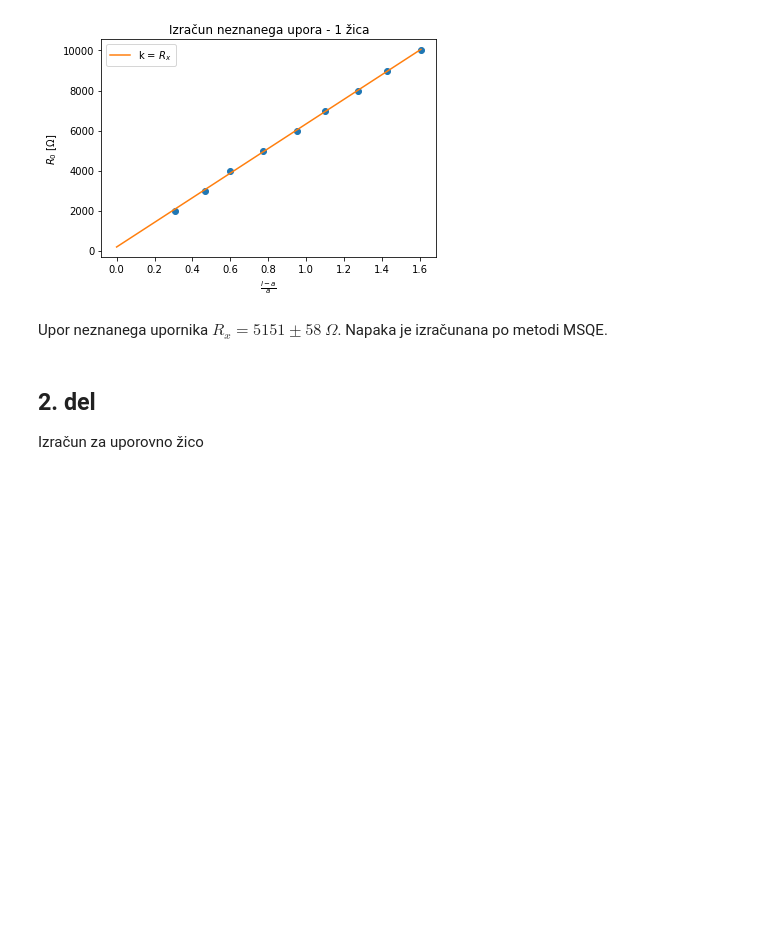
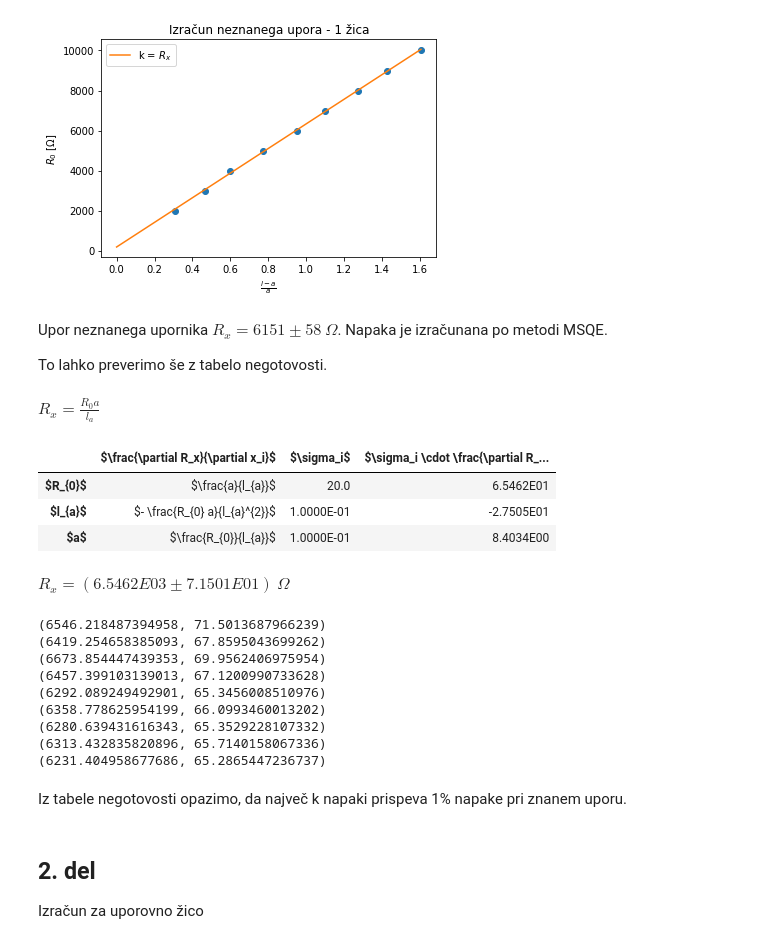
Before and after one commit to gregpr07/fizikalniPraktikum2, a Jupyter notebook: vaja40/obdelava40.ipynb, the cells around one changed output. Saved outputs shown, nothing was run; the diff lists cells and outputs as text; code cells hidden in the pictures; blank space fills up the shorter version.

```diff
--- a/vaja40/obdelava40.ipynb
+++ b/vaja40/obdelava40.ipynb
@@ -124,8 +124,40 @@ a = 6151.994324278348 Ohm +- 57.75843983983768 Ohm
 b = 186.3626249672531 +- 59.71967980060212
 [figure]
 # %% [markdown]
-Upor neznanega upornika $R_x = 5151 \pm 58 \: \Omega$.
+Upor neznanega upornika $R_x = 6151 \pm 58 \: \Omega$.
 Napaka je izračunana po metodi MSQE.
+
+To lahko preverimo še z tabelo negotovosti.
+# %%
+for i in range(len(podatki_zica1['R0'])):
+    data = [
+        ('R_0', podatki_zica1['R0'][i], podatki_zica1['R0'][i]*0.01), # en procent napake
+        ('l_a', podatki_zica1['l-a'][i], 0.1),
+        ('a', podatki_zica1['a'][i], 0.1),
+    ]
+
+    negotovost = Negotovost(data,'R_0 * a / l_a',floating_points=4)
+    if i == 0:
+        negotovost.draw_table(units=r'\Omega',text_size=16,variable='R_x')
+    print(negotovost.calculate_error())
+# %% [output]
+$R_x=\frac{R_{0} a}{l_{a}}$
+|  | $\frac{\partial R_x}{\partial x_i}$ | $\sigma_i$ | $\sigma_i \cdot \frac{\partial R_... |
+| $R_{0}$ | $\frac{a}{l_{a}}$ | 20.0 | 6.5462E01 |
+| $l_{a}$ | $- \frac{R_{0} a}{l_{a}^{2}}$ | 1.0000E-01 | -2.7505E01 |
+| $a$ | $\frac{R_{0}}{l_{a}}$ | 1.0000E-01 | 8.4034E00 |
+$R_x = (6.5462E03 \pm 7.1501E01) \:\Omega$
+(6546.218487394958, 71.5013687966239)
+(6419.254658385093, 67.8595043699262)
+(6673.854447439353, 69.9562406975954)
+(6457.399103139013, 67.1200990733628)
+(6292.089249492901, 65.3456008510976)
+(6358.778625954199, 66.0993460013202)
+(6280.639431616343, 65.3529228107332)
+(6313.432835820896, 65.7140158067336)
+(6231.404958677686, 65.2865447236737)
+# %% [markdown]
+Iz tabele negotovosti opazimo, da največ k napaki prispeva 1% napake pri znanem uporu.
 # %% [markdown]
 ## 2. del
 
```
Also changed, not shown: 11 other files.
